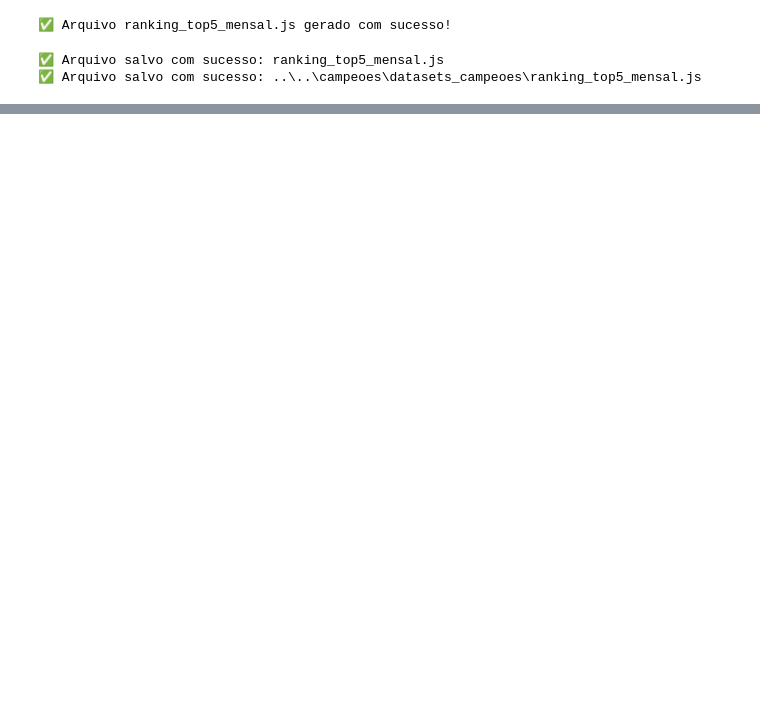
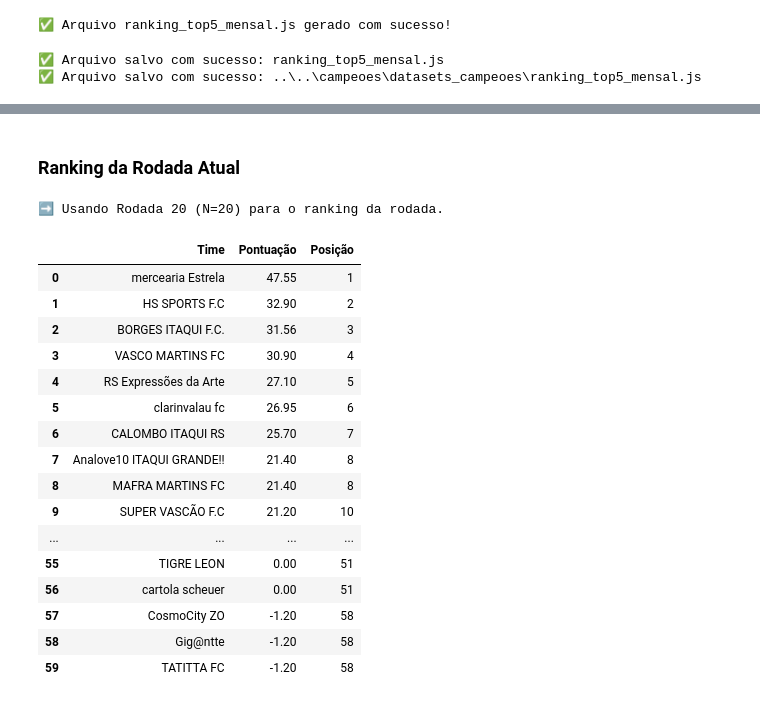
Before and after one commit to FernandoBC23/cartola_fbc_2_turno, a Jupyter notebook: liga_classica/datasets_liga_classica/busca_dados_liga_classica.ipynb, the cells around one changed output, grey strips where cells are left out. Cells and saved outputs as stored; diff of their text form; code cells hidden in the pictures; blank space fills up the shorter version.

```diff
--- a/liga_classica/datasets_liga_classica/busca_dados_liga_classica.ipynb
+++ b/liga_classica/datasets_liga_classica/busca_dados_liga_classica.ipynb
@@ -550,0 +690,76 @@ display(df_ranking)
+# %% [markdown]
+### Ranking da Rodada Atual
+# %%
+# 1) Base sem marcador
+df_base = df_pontuacoes.drop(index='Lider_Rodada', errors='ignore').copy()
+
+# 2) Encontrar a última coluna "Rodada N" que tenha ao menos um valor (não-NaN)
+rodada_cols = []
+for c in df_base.columns:
+    m = re.fullmatch(r"Rodada\s+(\d+)", str(c))
+    if m:
+        rodada_num = int(m.group(1))
+        # considera "disponível" se houver pelo menos um valor numérico/não-NaN
+        if pd.to_numeric(df_base[c], errors="coerce").notna().any():
+            rodada_cols.append((rodada_num, c))
+
+if not rodada_cols:
+    raise ValueError("Nenhuma coluna 'Rodada N' com dados encontrada.")
+
+rodada_num_ultimo, col_ultima = max(rodada_cols, key=lambda x: x[0])
+print(f"➡️ Usando {col_ultima} (N={rodada_num_ultimo}) para o ranking da rodada.")
+
+# # Caso queria escolher uma determinada Rodada
+# rodada_atual=11
+# col_ultima = f"Rodada {rodada_atual}"
+
+# 3) Ranking da rodada (ordem decrescente)
+serie_ultima = pd.to_numeric(df_base[col_ultima], errors="coerce").fillna(0.0)
+
+df_ranking_rodada = (
+    serie_ultima
+    .sort_values(ascending=False)
+    .rename("Pontuação")
+    .to_frame()
+)
+
+# 4) Adicionar posição (com empates)
+df_ranking_rodada["Posição"] = df_ranking_rodada["Pontuação"].rank(
+    method="min", ascending=False
+).astype(int)
+
+# 5) Reorganizar colunas e resetar índice para exibir/usar
+df_ranking_rodada = (
+    df_ranking_rodada
+    .reset_index()
+    .rename(columns={"index": "Time"})
+    .sort_values(["Posição", "Time"], ascending=[True, True])
+    .reset_index(drop=True)
+)
+
+# Exibir top 10 (ou tudo)
+display(df_ranking_rodada)
+# display(df_ranking_rodada)  # se estiver no notebook
+
+# (Opcional) Exportar
+# df_ranking_rodada.to_excel("Ranking_ultima_rodada.xlsx", index=False)
+# df_ranking_rodada.to_csv("Ranking_ultima_rodada.csv", index=False, encoding="utf-8-sig")
+# %% [output]
+➡️ Usando Rodada 20 (N=20) para o ranking da rodada.
+|  | Time | Pontuação | Posição |
+| 0 | mercearia Estrela | 47.55 | 1 |
+| 1 | HS SPORTS F.C | 32.90 | 2 |
+| 2 | BORGES ITAQUI F.C. | 31.56 | 3 |
+| 3 | VASCO MARTINS FC | 30.90 | 4 |
+| 4 | RS Expressões da Arte | 27.10 | 5 |
+| 5 | clarinvalau fc | 26.95 | 6 |
+| 6 | CALOMBO ITAQUI RS | 25.70 | 7 |
+| 7 | Analove10 ITAQUI GRANDE!! | 21.40 | 8 |
+| 8 | MAFRA MARTINS FC | 21.40 | 8 |
+| 9 | SUPER VASCÃO F.C | 21.20 | 10 |
+| ... | ... | ... | ... |
+| 55 | TIGRE LEON | 0.00 | 51 |
+| 56 | cartola scheuer | 0.00 | 51 |
+| 57 | CosmoCity ZO | -1.20 | 58 |
+| 58 | Gig@ntte | -1.20 | 58 |
+| 59 | TATITTA FC | -1.20 | 58 |
```
Also changed, not shown: parts of 11 cells of this notebook, 5 other files.
